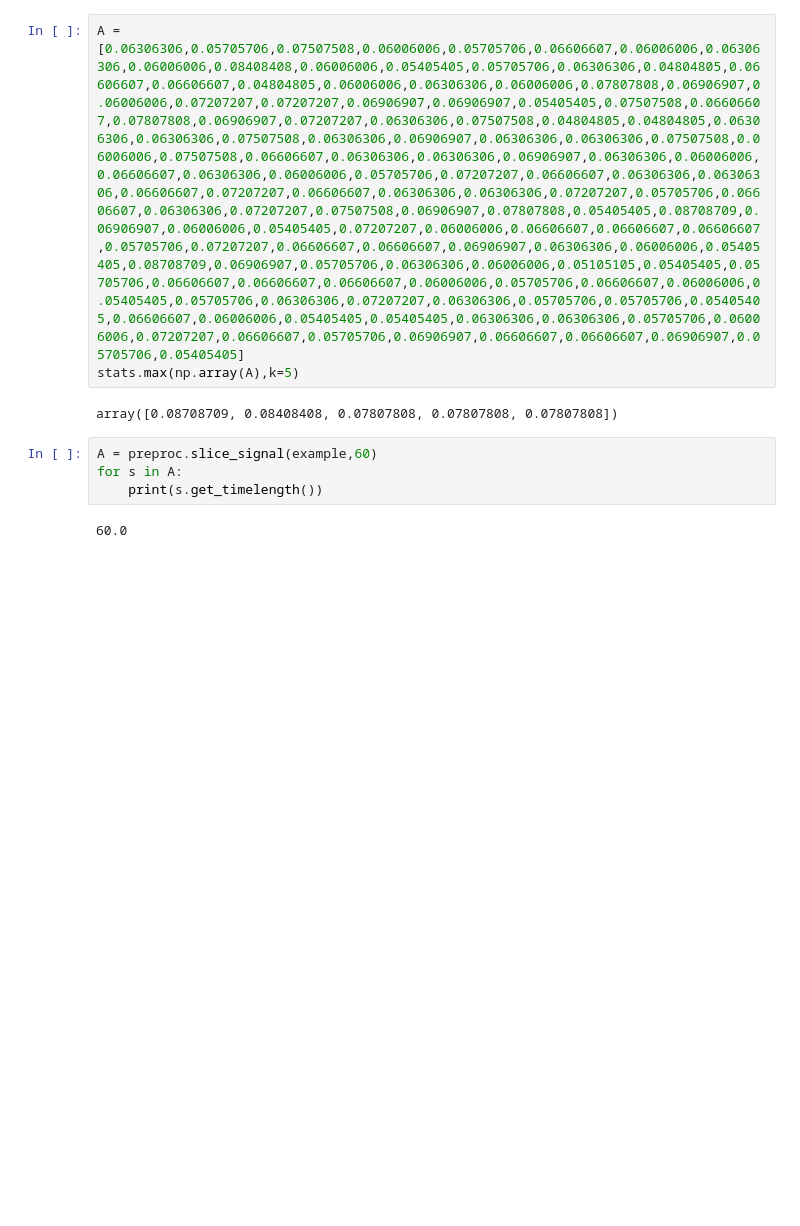
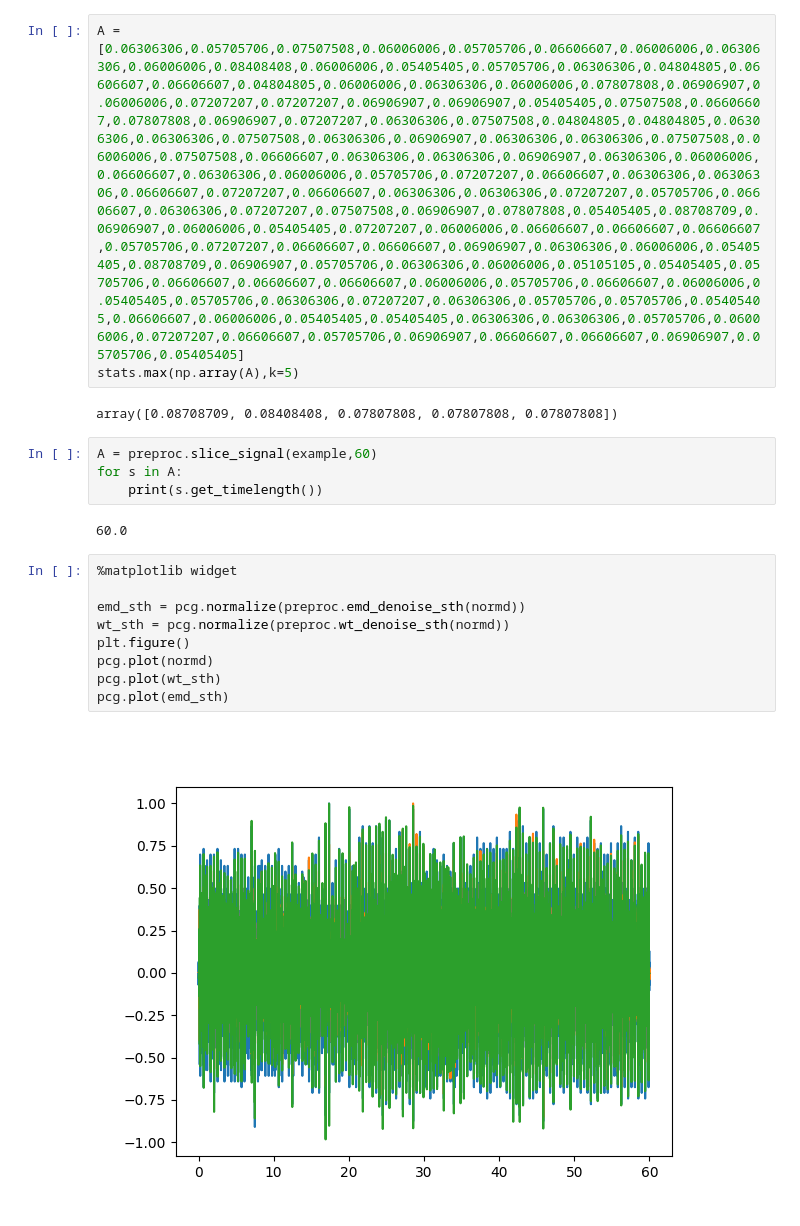
Before and after one commit to mulkr/pyPCG-toolbox, a Jupyter notebook: testing_sandbox.ipynb, the cells around one changed output. Drawn from its saved outputs; the diff is of its cells as text; blank space fills up the shorter version.

```diff
--- a/testing_sandbox.ipynb
+++ b/testing_sandbox.ipynb
@@ -124,3 +125,14 @@ for s in A:
     print(s.get_timelength())
 # %% [output]
 60.0
+# %%
+%matplotlib widget
+
+emd_sth = pcg.normalize(preproc.emd_denoise_sth(normd))
+wt_sth = pcg.normalize(preproc.wt_denoise_sth(normd))
+plt.figure()
+pcg.plot(normd)
+pcg.plot(wt_sth)
+pcg.plot(emd_sth)
+# %% [output]
+[figure, added]
```
Also changed, not shown: parts of 4 cells of this notebook.
